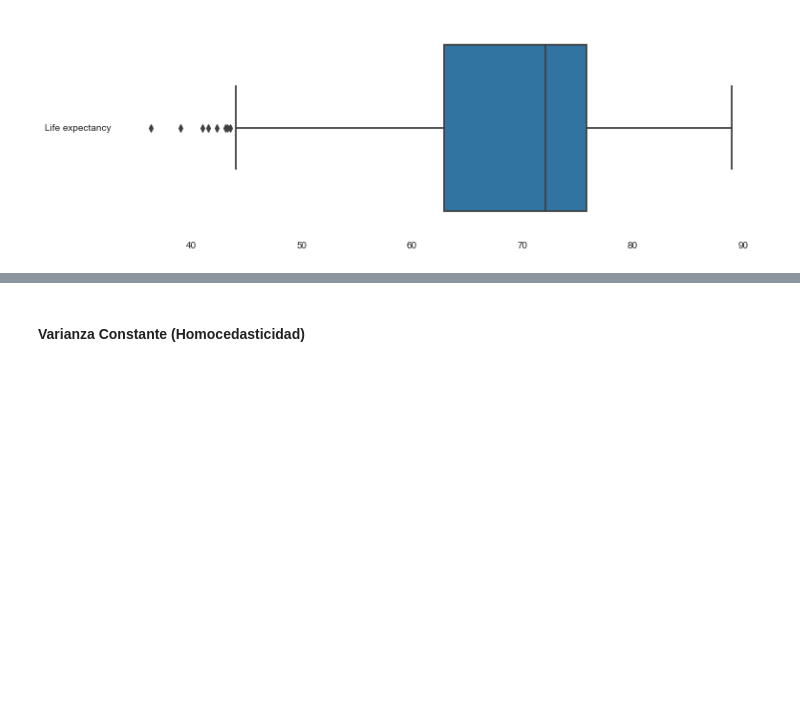
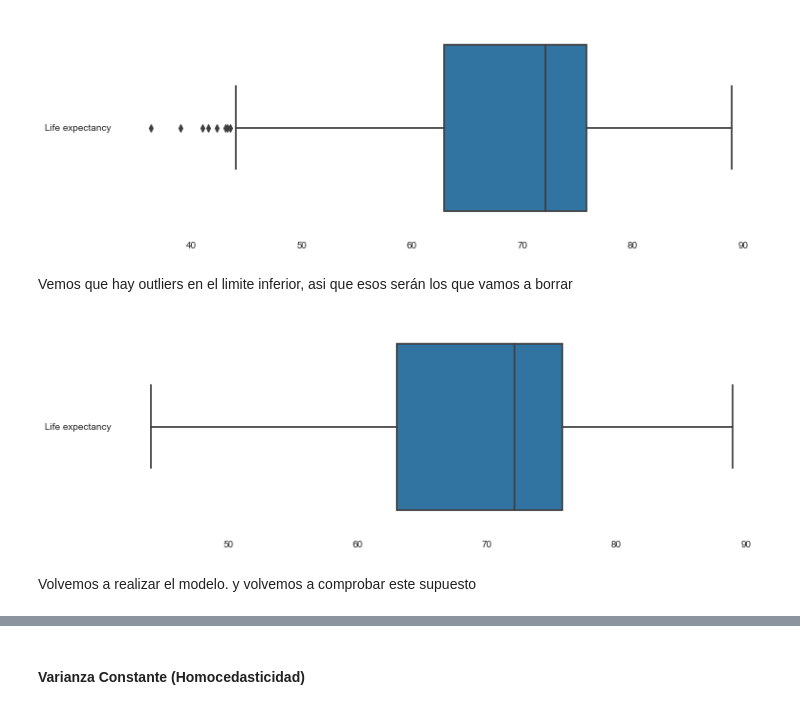
Before and after one commit to sofiaalvarezlopez/BI-Lab3, a Jupyter notebook: Lab3-BI.ipynb, the cells around one changed output, grey strips where cells are left out. Drawn from its saved outputs; the diff is of its cells as text; code cells hidden in the pictures; blank space fills up the shorter version.

Commit message:
interpretacion de coeficientes y partes de supuestos hechos

```diff
--- a/Lab3-BI.ipynb
+++ b/Lab3-BI.ipynb
@@ -844,3 +902,21 @@ fig=plt.figure(figsize=(12,4))
 ax = sns.boxplot(data= datos[['Life expectancy']], orient="h")
 # %% [output]
 [figure]
+# %% [markdown]
+Vemos que hay outliers en el limite inferior, asi que esos serán los que vamos a borrar
+# %%
+#IQR = Q3-Q1
+#+/- IQR*1.5
+q1=datos['Life expectancy'].quantile(0.25)
+q3=datos['Life expectancy'].quantile(0.75)
+iqr= q3-q1
+lower_bound=q1-1.5*iqr
+datos.drop(datos[datos["Life expectancy"]<lower_bound].index, inplace=True)
+# %%
+# Diagrama de caja
+fig=plt.figure(figsize=(12,4))
+ax = sns.boxplot(data= datos[['Life expectancy']], orient="h")
+# %% [output]
+[figure, added]
+# %% [markdown]
+Volvemos a realizar el modelo. y volvemos a comprobar este supuesto
```
Also changed, not shown: parts of 21 cells of this notebook.
